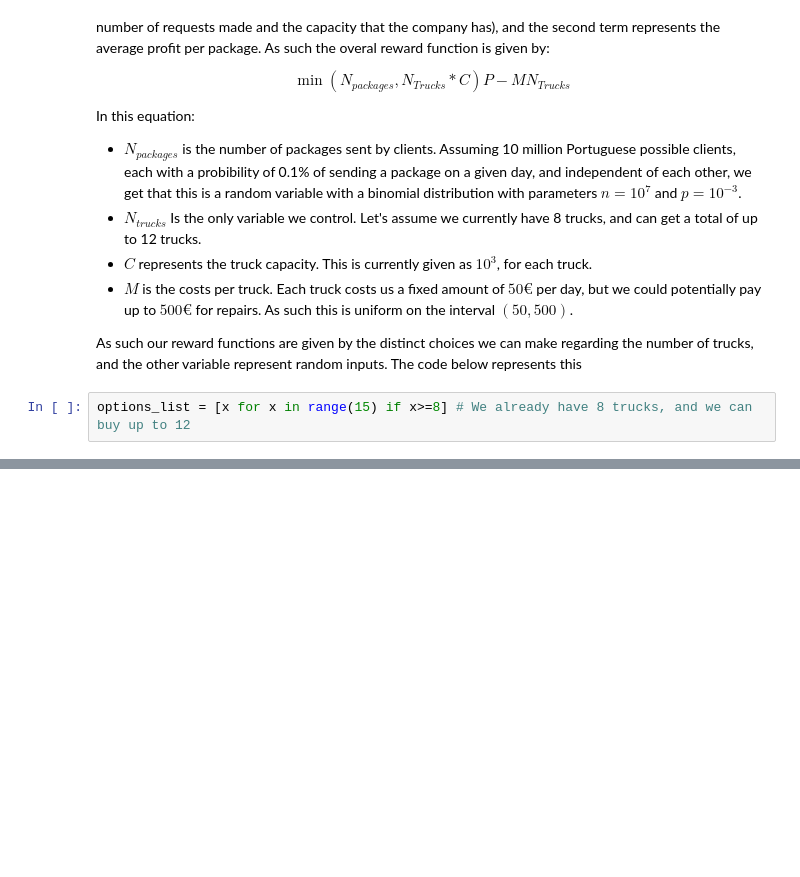
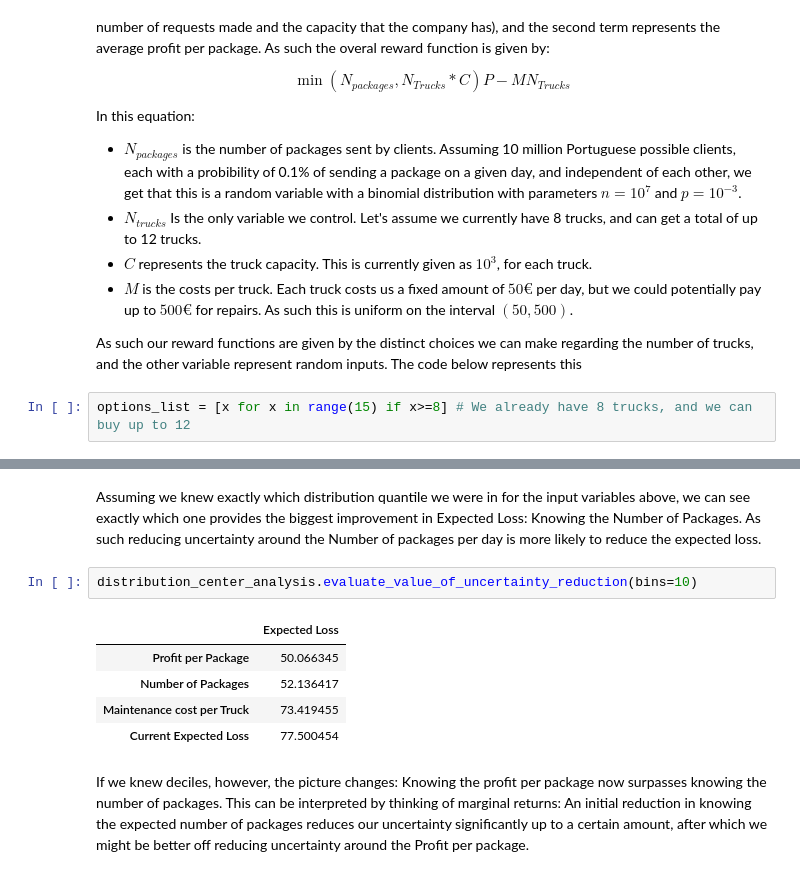
Before and after one commit to migueltorrescosta/notebooks, a Jupyter notebook: ExpectedOpportunityLoss.ipynb, the cells around one changed output, grey strips where cells are left out. Saved outputs shown, nothing was run; the diff lists cells and outputs as text; blank space fills up the shorter version.

```diff
--- a/ExpectedOpportunityLoss.ipynb
+++ b/ExpectedOpportunityLoss.ipynb
@@ -183,0 +210,12 @@ distribution_center_analysis.plot_loss_distribution()
+# %% [markdown]
+Assuming we knew exactly which distribution quantile we were in for the input variables above, we can see exactly which one provides the biggest improvement in Expected Loss: Knowing the Number of Packages. As such reducing uncertainty around the Number of packages per day is more likely to reduce the expected loss.
+# %%
+distribution_center_analysis.evaluate_value_of_uncertainty_reduction(bins=10)
+# %% [output]
+|  | Expected Loss |
+| Profit per Package | 50.066345 |
+| Number of Packages | 52.136417 |
+| Maintenance cost per Truck | 73.419455 |
+| Current Expected Loss | 77.500454 |
+# %% [markdown]
+If we knew deciles, however, the picture changes: Knowing the profit per package now surpasses knowing the number of packages. This can be interpreted by thinking of marginal returns: An initial reduction in knowing the expected number of packages reduces our uncertainty significantly up to a certain amount, after which we might be better off reducing uncertainty around the Profit per package.
```
Also changed, not shown: parts of 10 cells of this notebook.
